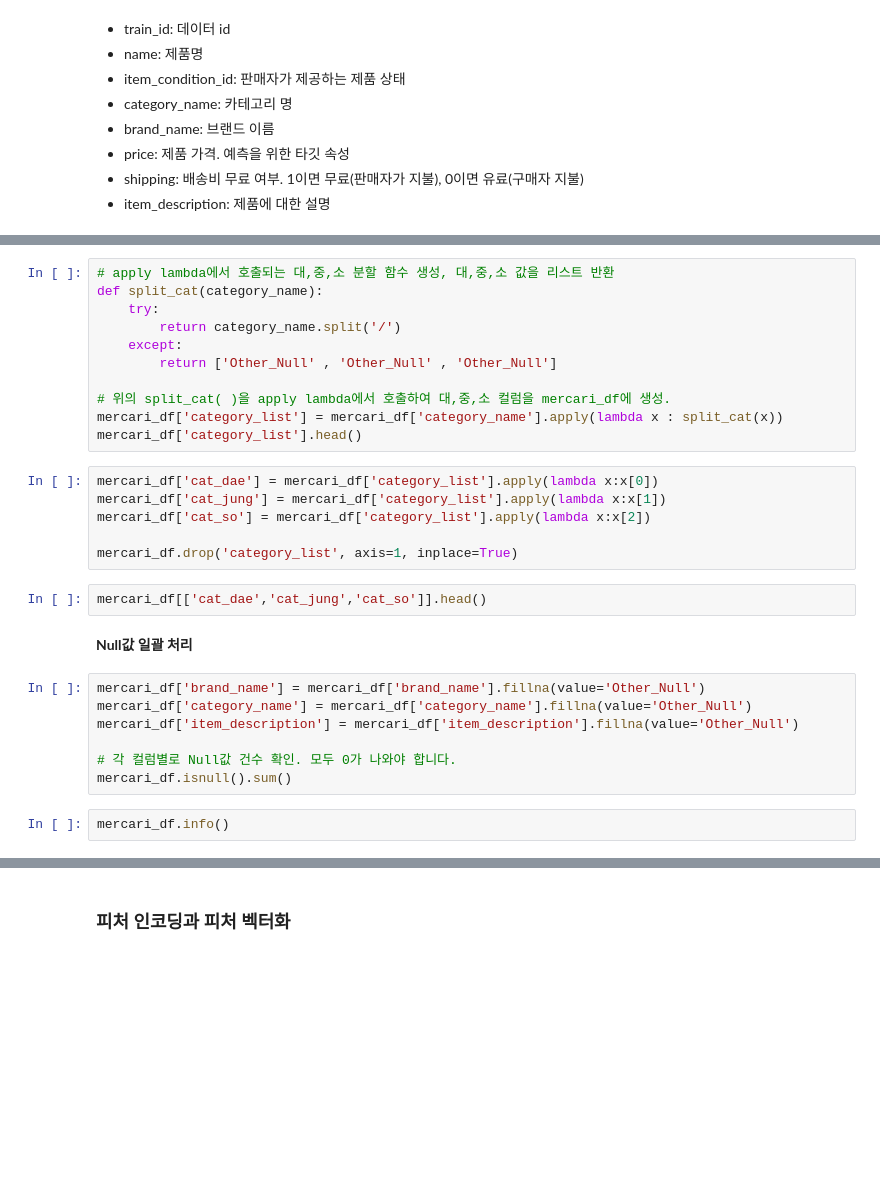
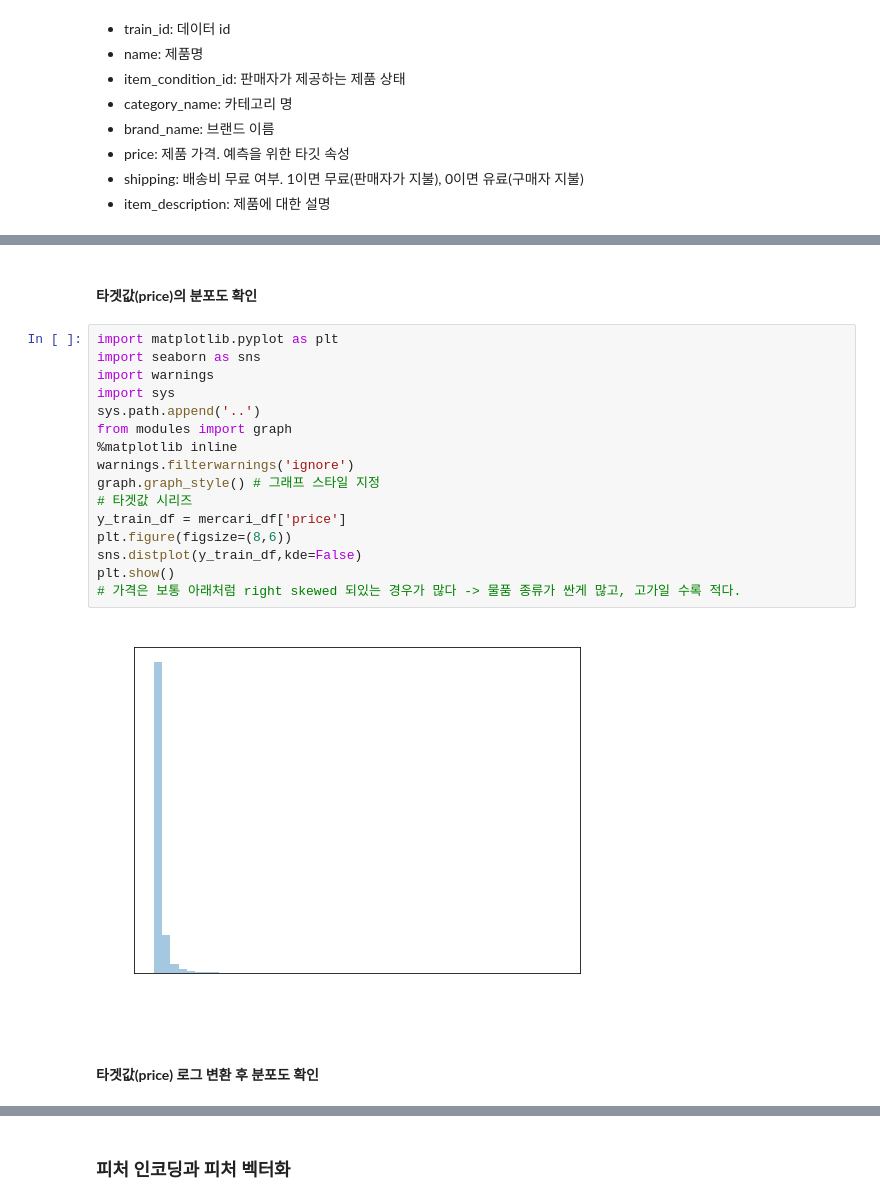
Before and after one commit to netsus/ML_PerfectGuide, a Jupyter notebook: 8장/8.10 Text Analysis 실습 _ 캐글 Mercari Price Suggestion Challenge_local용.ipynb, the cells around one changed output, grey strips where cells are left out. Drawn from its saved outputs; the diff is of its cells as text; blank space fills up the shorter version.

```diff
--- a/8장/8.10 Text Analysis 실습 _ 캐글 Mercari Price Suggestion Challenge_local용.ipynb
+++ b/8장/8.10 Text Analysis 실습 _ 캐글 Mercari Price Suggestion Challenge_local용.ipynb
@@ -82,30 +59,22 @@ print('소분류 갯수 :', mercari_df['cat_so'].nunique())
-# %%
-# apply lambda에서 호출되는 대,중,소 분할 함수 생성, 대,중,소 값을 리스트 반환
-def split_cat(category_name):
-    try:
-        return category_name.split('/')
-    except:
-        return ['Other_Null' , 'Other_Null' , 'Other_Null']
-
-# 위의 split_cat( )을 apply lambda에서 호출하여 대,중,소 컬럼을 mercari_df에 생성.
-mercari_df['category_list'] = mercari_df['category_name'].apply(lambda x : split_cat(x))
-mercari_df['category_list'].head()
-# %%
-mercari_df['cat_dae'] = mercari_df['category_list'].apply(lambda x:x[0])
-mercari_df['cat_jung'] = mercari_df['category_list'].apply(lambda x:x[1])
-mercari_df['cat_so'] = mercari_df['category_list'].apply(lambda x:x[2])
-
-mercari_df.drop('category_list', axis=1, inplace=True)
-# %%
-mercari_df[['cat_dae','cat_jung','cat_so']].head()
-# %% [markdown]
-**Null값 일괄 처리**
-# %%
-mercari_df['brand_name'] = mercari_df['brand_name'].fillna(value='Other_Null')
-mercari_df['category_name'] = mercari_df['category_name'].fillna(value='Other_Null')
-mercari_df['item_description'] = mercari_df['item_description'].fillna(value='Other_Null')
-
-# 각 컬럼별로 Null값 건수 확인. 모두 0가 나와야 합니다.
-mercari_df.isnull().sum()
-# %%
-mercari_df.info()
+# %% [markdown]
+#### **타겟값(price)의 분포도 확인**
+# %%
+import matplotlib.pyplot as plt
+import seaborn as sns
+import warnings
+import sys
+sys.path.append('..')
+from modules import graph
+%matplotlib inline
+warnings.filterwarnings('ignore')
+graph.graph_style() # 그래프 스타일 지정
+# 타겟값 시리즈
+y_train_df = mercari_df['price']
+plt.figure(figsize=(8,6))
+sns.distplot(y_train_df,kde=False)
+plt.show()
+# 가격은 보통 아래처럼 right skewed 되있는 경우가 많다 -> 물품 종류가 싼게 많고, 고가일 수록 적다.
+# %% [output]
+[figure, added]
+# %% [markdown]
+#### **타겟값(price) 로그 변환 후 분포도 확인**
```
Also changed, not shown: parts of 29 cells of this notebook.
